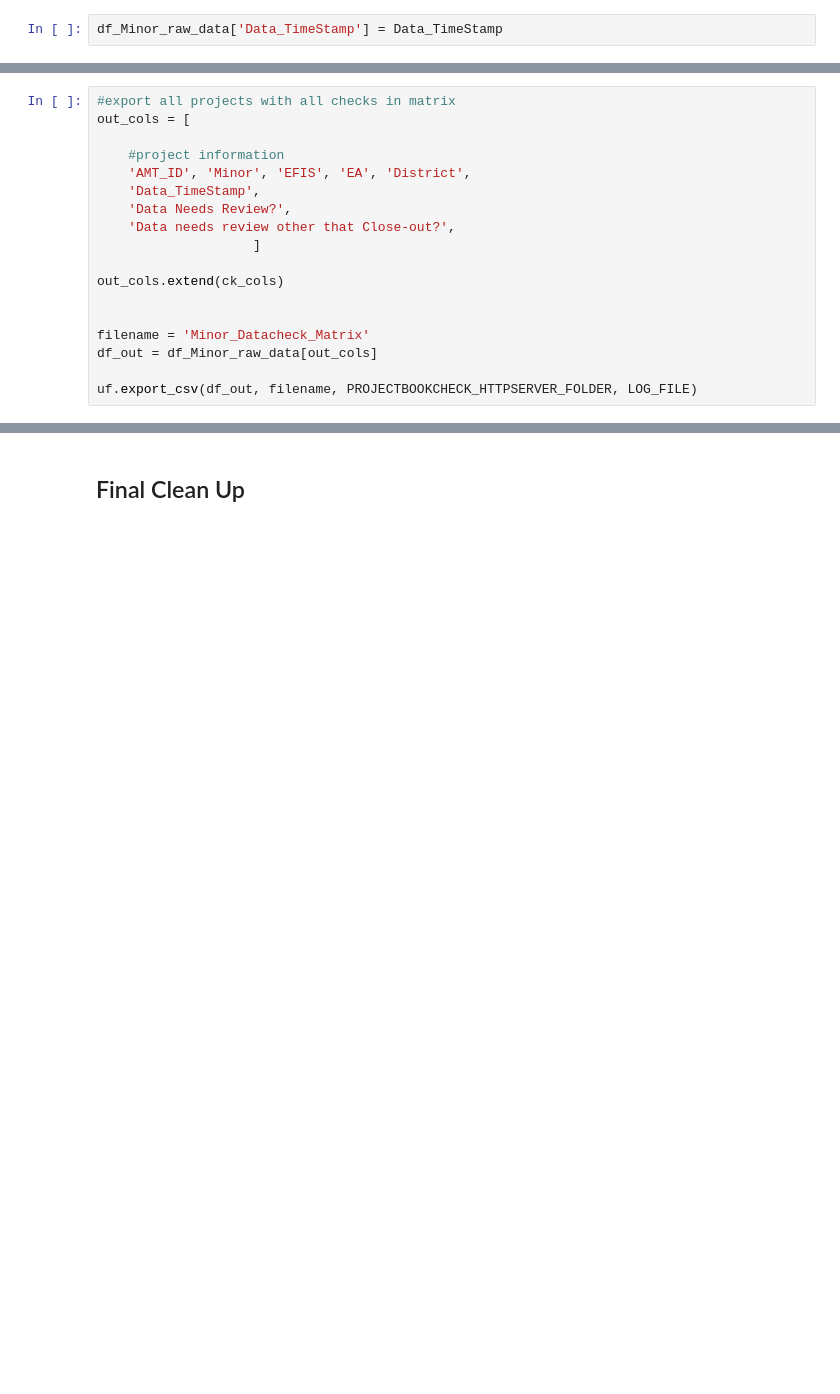
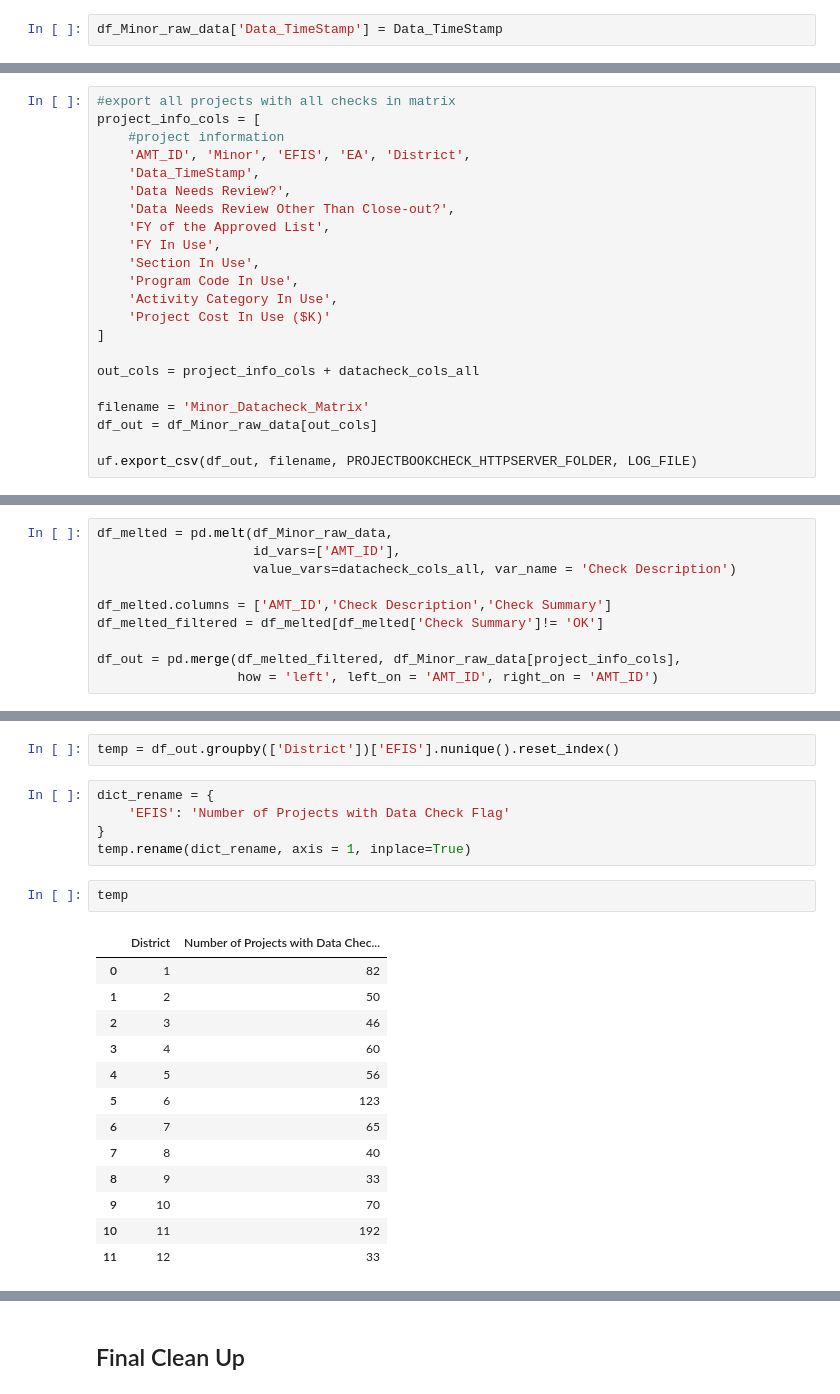
Before and after one commit to zhuzhy1214/amtool_etl, a Jupyter notebook: Minor_DataCheck.ipynb, the cells around one changed output, grey strips where cells are left out. Cells and saved outputs as stored; diff of their text form; blank space fills up the shorter version.

Commit message:
add new data source about data check summary. Add new checks to the minor project data.

```diff
--- a/Minor_DataCheck.ipynb
+++ b/Minor_DataCheck.ipynb
@@ -1002,16 +941,20 @@ ck_cols = [
 # %%
 #export all projects with all checks in matrix
-out_cols = [
-
+project_info_cols = [
     #project information
     'AMT_ID', 'Minor', 'EFIS', 'EA', 'District',
     'Data_TimeStamp',
     'Data Needs Review?',
-    'Data needs review other that Close-out?',
-                    ]
+    'Data Needs Review Other Than Close-out?',
+    'FY of the Approved List',
+    'FY In Use',
+    'Section In Use',
+    'Program Code In Use',
+    'Activity Category In Use',
+    'Project Cost In Use ($K)'
+]
 
-out_cols.extend(ck_cols)
-
+out_cols = project_info_cols + datacheck_cols_all
 
 filename = 'Minor_Datacheck_Matrix'
 df_out = df_Minor_raw_data[out_cols]
@@ -1050,0 +968,10 @@ Publishing Minor_Datacheck_Punchlist.hyper to Sandbox_ProjectBookCheck_Automatio
+# %%
+df_melted = pd.melt(df_Minor_raw_data,
+                    id_vars=['AMT_ID'],
+                    value_vars=datacheck_cols_all, var_name = 'Check Description')
+
+df_melted.columns = ['AMT_ID','Check Description','Check Summary']
+df_melted_filtered = df_melted[df_melted['Check Summary']!= 'OK']
+
+df_out = pd.merge(df_melted_filtered, df_Minor_raw_data[project_info_cols],
+                  how = 'left', left_on = 'AMT_ID', right_on = 'AMT_ID')
@@ -1050,0 +980,23 @@ Publishing Minor_Datacheck_Punchlist.hyper to Sandbox_ProjectBookCheck_Automatio
+# %%
+temp = df_out.groupby(['District'])['EFIS'].nunique().reset_index()
+# %%
+dict_rename = {
+    'EFIS': 'Number of Projects with Data Check Flag'
+}
+temp.rename(dict_rename, axis = 1, inplace=True)
+# %%
+temp
+# %% [output]
+|  | District | Number of Projects with Data Chec... |
+| 0 | 1 | 82 |
+| 1 | 2 | 50 |
+| 2 | 3 | 46 |
+| 3 | 4 | 60 |
+| 4 | 5 | 56 |
+| 5 | 6 | 123 |
+| 6 | 7 | 65 |
+| 7 | 8 | 40 |
+| 8 | 9 | 33 |
+| 9 | 10 | 70 |
+| 10 | 11 | 192 |
+| 11 | 12 | 33 |
```
Also changed, not shown: parts of 128 cells of this notebook, 1 other file.
